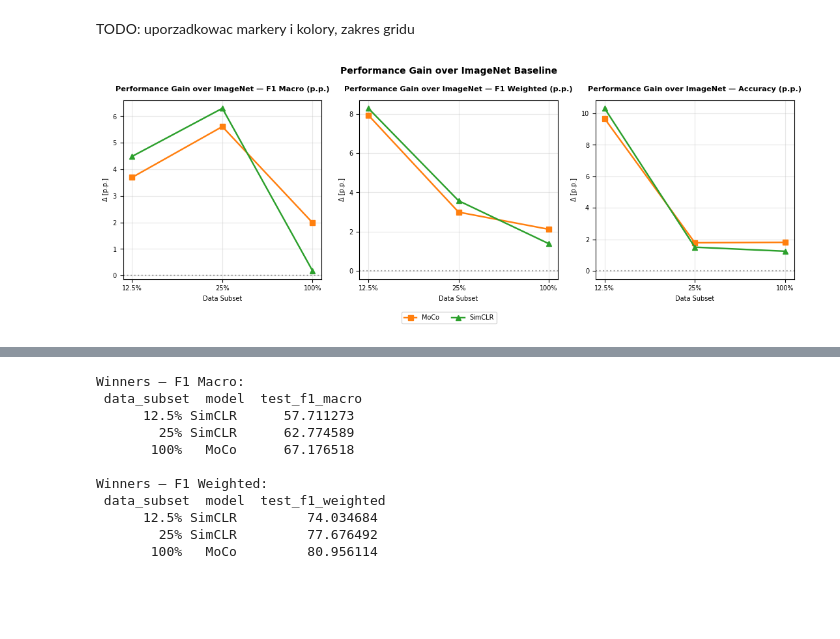
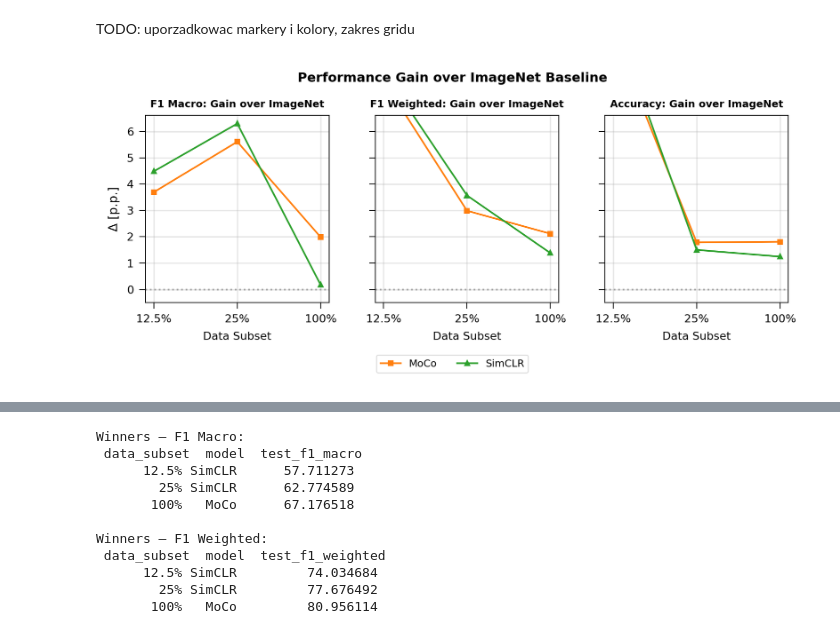
Before and after one commit to jmachalica/SelfSupSurg, a Jupyter notebook: utils/notebooks/analyze_results.ipynb, the cells around one changed output, grey strips where cells are left out. Saved outputs shown, nothing was run; the diff lists cells and outputs as text; code cells hidden in the pictures; blank space fills up the shorter version.

Commit message:
WIP per class performance analysis

```diff
--- a/utils/notebooks/analyze_results.ipynb
+++ b/utils/notebooks/analyze_results.ipynb
@@ -93,20 +93,14 @@ df_train_val = df_train_val.rename(columns={
 # Prepare test data - remove unnecessary columns
 df_test_clean = df_test[['model', 'data_subset', 'phase', 'test_f1_macro', 'test_f1_weighted', 'test_accuracy']].copy()
 
-# Normalize model names (if needed)
 model_mapping = {
     'ImageNet': 'ImageNet',
     'MoCo': 'MoCo',
     'SimCLR': 'SimCLR'
 }
 
-# Define consistent colors for all models across all visualizations
 model_colors = {'ImageNet': '#1f77b4', 'MoCo': '#ff7f0e', 'SimCLR': '#2ca02c'}
-print("🎨 Defined consistent color scheme:")
-for model, color in model_colors.items():
-    print(f"  {model}: {color}")
 
-# Set category order for X-axis
 subset_order = ["12.5%", "25%", "100%"]
 df_train_val["data_subset"] = pd.Categorical(df_train_val["data_subset"], categories=subset_order, ordered=True)
 df_test_clean["data_subset"] = pd.Categorical(df_test_clean["data_subset"], categories=subset_order, ordered=True)
@@ -115,7 +109,6 @@ df_test_clean["data_subset"] = pd.Categorical(df_test_clean["data_subset"], cate
 print(f"\n📊 Models in train/val: {df_train_val['model'].unique()}")
 print(f"📊 Models in test: {df_test_clean['model'].unique()}")
 print(f"📊 Data subsets: {subset_order}")
-print(f"✅ Column renaming completed - now using: val_f1_macro, val_f1_weighted, val_accuracy")
 # %% [output]
 🔧 Data preparation...
 📝 Renaming columns for clarity: test_* -> val_*
@@ -144,5 +189,17 @@ df_test_clean
 # %% [markdown]
 ## 2. Validation Results Visualization (Train/Val)
+# %%
+import matplotlib as mpl
+
+mpl.rcParams.update({
+    "font.size": 11,          # tekst osi, ticki
+    "axes.titlesize": 13,     # tytuły pojedynczych subplotów
+    "axes.labelsize": 11,     # etykiety osi
+    "legend.fontsize": 10,
+    "figure.titlesize": 14,   # suptitle
+        "figure.dpi": 300,
+
+})
 # %%
 import re
 import numpy as np
@@ -694,47 +848,53 @@ df = df.sort_values(["subset_num","model"])
 base = (df[df["model"]=="ImageNet"]
         .set_index("data_subset")[["test_f1_macro","test_f1_weighted","test_accuracy"]]
         .rename(columns={"test_f1_macro":"base_macro",
                          "test_f1_weighted":"base_weighted",
                          "test_accuracy":"base_acc"}))
 
 df = df.join(base, on="data_subset")
 
 # policz delty p.p.
 df["delta_macro"]    = df["test_f1_macro"]    - df["base_macro"]
 df["delta_weighted"] = df["test_f1_weighted"] - df["base_weighted"]
 df["delta_acc"]      = df["test_accuracy"]    - df["base_acc"]
 
-fig, axes = plt.subplots(1, 3, figsize=(FIG_WIDTH, FIG_HEIGHT), sharex=False)
+fig, axes = plt.subplots(1, 3, figsize=(FIG_WIDTH, FIG_HEIGHT), sharex=False, sharey=True)
 plots = [
-    ("delta_macro",    "Performance Gain over ImageNet — F1 Macro (p.p.)"),
-    ("delta_weighted", "Performance Gain over ImageNet — F1 Weighted (p.p.)"),
-    ("delta_acc",      "Performance Gain over ImageNet — Accuracy (p.p.)"),
+    ("delta_macro",    "F1 Macro: Gain over ImageNet"),
+    ("delta_weighted", "F1 Weighted: Gain over ImageNet"),
+    ("delta_acc",      "Accuracy: Gain over ImageNet"),
 ]
 for ax, (col, title) in zip(axes, plots):
     for model, g in df.groupby("model"):
         if model == "ImageNet":  # baseline to linia 0
             continue
         g = g.sort_values("subset_num")
         ax.plot(g["data_subset"], g[col], marker=model_markers[model],
-                linewidth=LINE_WIDTH, markersize=MARKER_SIZE, label=model,
+                linewidth=LINE_WIDTH * 1.1, markersize=MARKER_SIZE* 1.1, label=model,
                 color=model_colors[model])
-    ax.axhline(0, ls=":", color="gray", alpha=0.7, linewidth=1.5)
-    ax.set_title(title, fontsize=TITLE_SIZE * 0.9, fontweight="bold", pad=10)
-    ax.set_xlabel("Data Subset", fontsize=LABEL_SIZE)
-    ax.set_ylabel("Δ [p.p.]", fontsize=LABEL_SIZE)
+    ax.axhline(0, ls=":", color="gray", alpha=0.7, linewidth=1)
+    ax.set_title(title, fontsize=TITLE_SIZE * 1.2, fontweight="bold", pad=5)
+    ax.set_xlabel("Data Subset", fontsize=LABEL_SIZE * 1.1)
     ax.grid(True, alpha=0.3)
-    ax.tick_params(labelsize=TICK_SIZE)
+    ax.tick_params(labelsize=TICK_SIZE * 1.1, width=0.5)
+    for spine in ax.spines.values():
+        spine.set_linewidth(0.5)  # domyślnie ~1.0
+    ax.set_ylim(bottom=-0.5)
+
+# Tylko pierwszy wykres ma etykietę Y
+axes[0].set_ylabel("Δ [p.p.]", fontsize=LABEL_SIZE * 1.2)
 
 # Unified legend at the bottom
-plt.subplots_adjust(bottom=0.28, top=0.88)
+plt.subplots_adjust(bottom=0.25, top=0.88)
 
 handles, labels = axes[0].get_legend_handles_labels()
-fig.legend(handles, labels, loc="lower center", ncol=2, frameon=True,
-          bbox_to_anchor=(0.5, -0.05), fontsize=LEGEND_SIZE)
+legend = fig.legend(handles, labels, loc="lower center", ncol=2, frameon=True,
+          bbox_to_anchor=(0.5, -0.05), fontsize=LEGEND_SIZE* 1.2)
+legend.get_frame().set_linewidth(0.5)
 
-plt.suptitle("Performance Gain over ImageNet Baseline", fontsize=SUPTITLE_SIZE,
-             fontweight="bold", y=0.95)
-plt.tight_layout()
+plt.suptitle("Performance Gain over ImageNet Baseline", fontsize=SUPTITLE_SIZE* 1.1,
+             fontweight="bold", y=0.92)
+plt.tight_layout( w_pad=1.5)
 plt.show()
 # %% [output]
-[figure, old version]
+[figure, new version]
```
Also changed, not shown: parts of 19 cells of this notebook.
